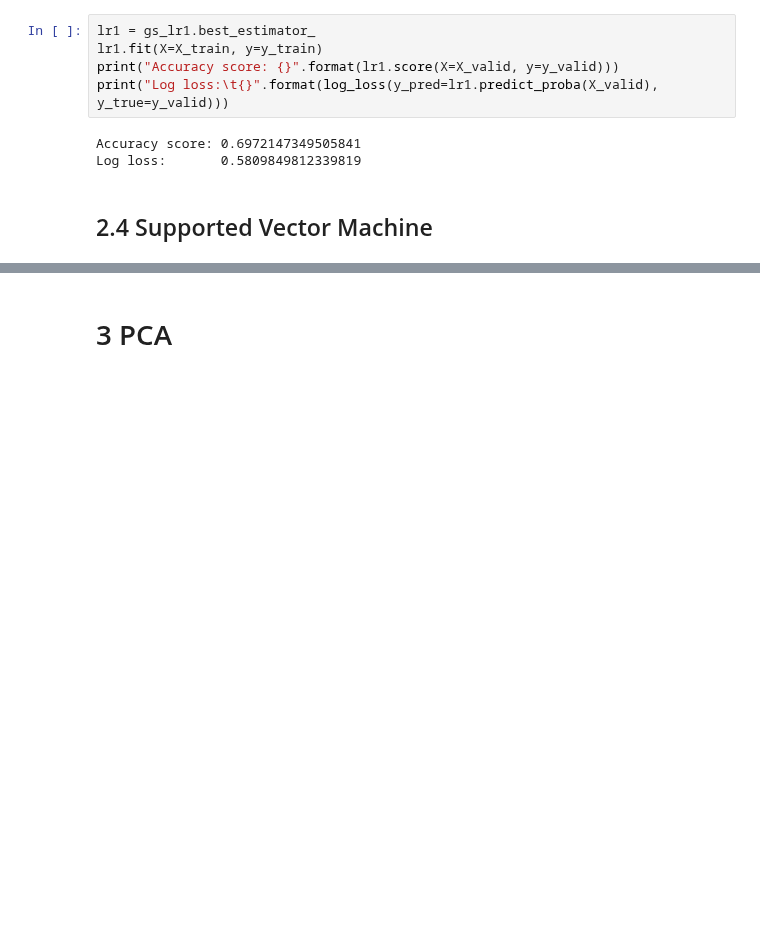
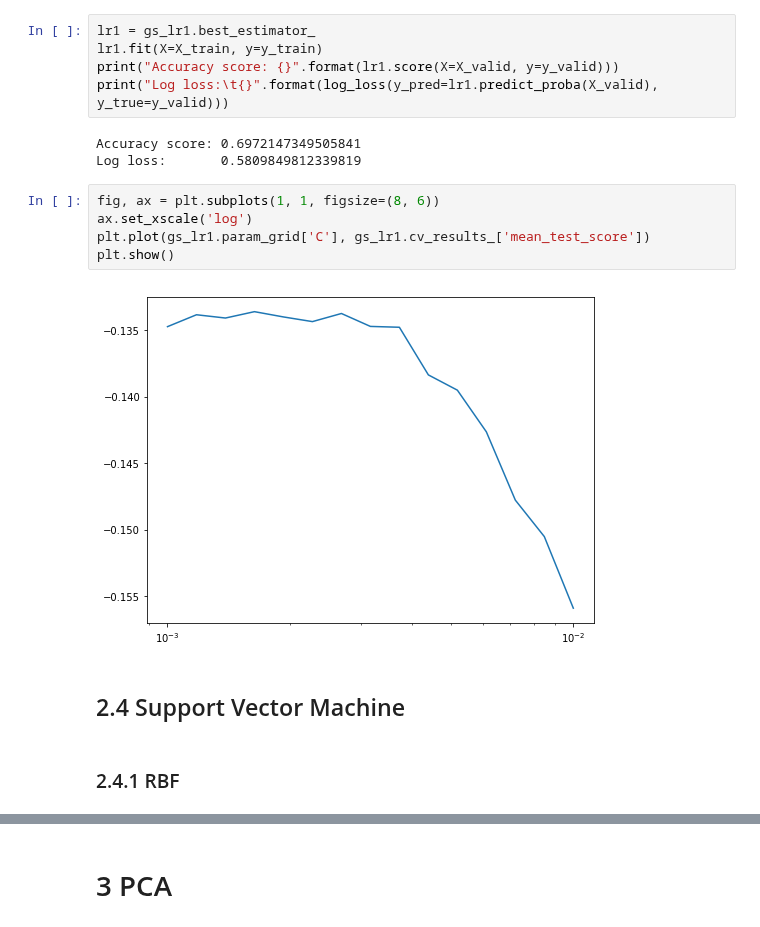
Before and after one commit to zhanshenlc/IAML2018, a Jupyter notebook: Assignments/03_B_MiniChallenge.ipynb, the cells around one changed output, grey strips where cells are left out. Cells and saved outputs as stored; diff of their text form; blank space fills up the shorter version.

```diff
--- a/Assignments/03_B_MiniChallenge.ipynb
+++ b/Assignments/03_B_MiniChallenge.ipynb
@@ -428,8 +428,17 @@ print("Log loss:\t{}".format(log_loss(y_pred=lr1.predict_proba(X_valid), y_true=
 # %% [output]
 Accuracy score: 0.6972147349505841
 Log loss:       0.5809849812339819
+# %%
+fig, ax = plt.subplots(1, 1, figsize=(8, 6))
+ax.set_xscale('log')
+plt.plot(gs_lr1.param_grid['C'], gs_lr1.cv_results_['mean_test_score'])
+plt.show()
+# %% [output]
+[figure, added]
 # %% [markdown]
-## 2.4 Supported Vector Machine
+## 2.4 Support Vector Machine
+# %% [markdown]
+### 2.4.1 RBF
 # %%
 parameters_svm = {'C': np.logspace(-2, 1, 7),
                   'gamma': np.logspace(-5, 0, 6)}
```
Also changed, not shown: parts of 20 cells of this notebook, 3 other files.
